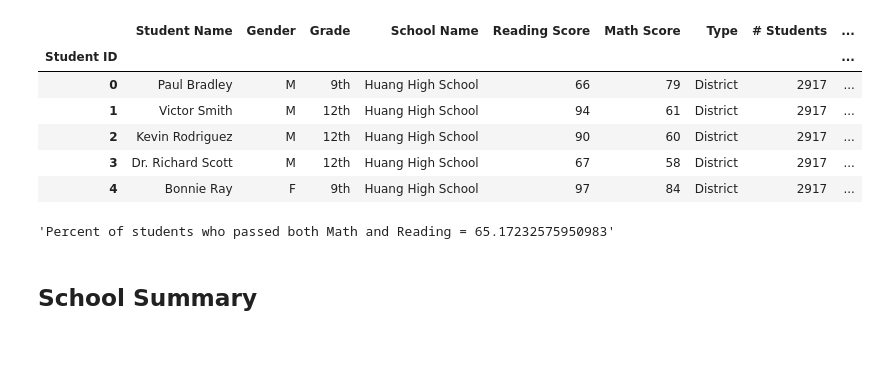
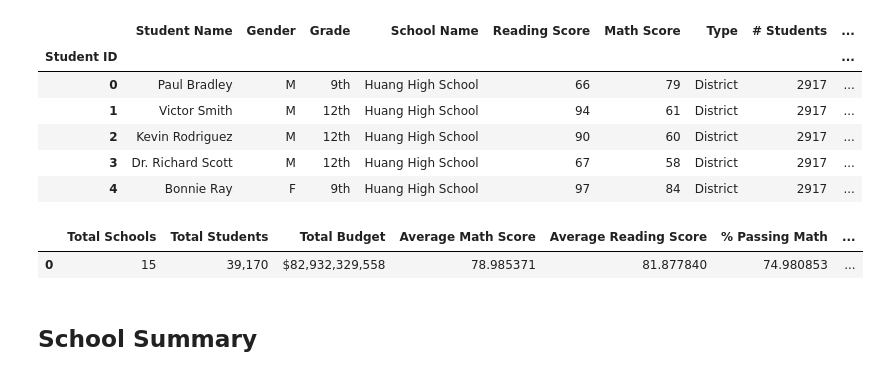
Before and after one commit to ssbivins/pandas-challenge, a Jupyter notebook: PyCitySchools/PyCitySchools_01.ipynb, the cells around one changed output. Cells and saved outputs as stored; diff of their text form; code cells hidden in the pictures; blank space fills up the shorter version.

Commit message:
District data frame partly cleaned up

```diff
--- a/PyCitySchools/PyCitySchools_01.ipynb
+++ b/PyCitySchools/PyCitySchools_01.ipynb
@@ -63,37 +63,48 @@ f"Average Reading Score = {average_reading_score}"
 # Calculate the percentage of students with a passing math score (70 or greater)
 # Get the rows of students who passed math
 df_passed_math = reduced_df.loc[reduced_df["Math Score"] >= 70, :]
 # Get the number of students who passed math
 num_passed_math = len(df_passed_math)
 f"Number of students who passed math = {num_passed_math}"
 #Calculate the percent of students who passed math
-percent_passed_math = num_passed_math / number_of_students * 100
+percent_passed_math = (num_passed_math / number_of_students * 100).round(2).astype(str) + "%"
 f"Percent of students who passed math = {percent_passed_math}"
 
 # Calculate the percentage of students with a passing reading score (70 or greater)
 # Get the rows of students who passed reading
 df_passed_reading = reduced_df.loc[reduced_df["Reading Score"] >= 70, :]
 # Get the number of students who passed reading
 num_passed_reading = len(df_passed_reading)
 f"Number of students who passed reading = {num_passed_reading}"
 #Calculate the percent of students who passed reading
-percent_passed_reading = num_passed_reading / number_of_students * 100
+percent_passed_reading = (num_passed_reading / number_of_students * 100).round(2).astype(str) + "%"
 f"Percent of students who passed reading = {percent_passed_reading}"
 df_passed_math.head()
 df_passed_reading.head()
 
 # Calculate the percentage of students who passed math **and** reading (% Overall Passing)
 # Merge the two data frames using an inner join
 df_passed_both = pd.merge(df_passed_math,df_passed_reading, on = "Student ID",how = "inner")
 num_passed_both = len(df_passed_both)
-percent_passed_both = num_passed_both / number_of_students * 100
+percent_passed_both = (num_passed_both / number_of_students * 100).round(2).astype(str) + "%"
 f"Percent of students who passed both Math and Reading = {percent_passed_both}"
 
 # Create a dataframe to hold the above results
+district_list = [{"Total Schools": number_of_schools,"Total Students": number_of_students,"Total Budget": total_budget,
+                "Average Math Score": average_math_score,"Average Reading Score": average_reading_score,"% Passing Math": percent_passed_math,
+                "% Passing Reading": percent_passed_reading,"% Overall Passing": percent_passed_both}]
+district_df = pd.DataFrame(district_list)
+
 
 # Optional: give the displayed data cleaner formatting
+district_df["Total Students"] = district_df["Total Students"].map("{:,}".format)
+district_df["Total Budget"] = district_df["Total Budget"].map("${:,}".format)
+district_df["Average Math Score"] = district_df["Average Math Score"].map("{:2f}".format)
+district_df["Average Reading Score"] = district_df["Average Reading Score"].map("{:2f}".format)
+district_df
 # %% [output]
-'Percent of students who passed both Math and Reading = 65.17232575950983'
+|  | Total Schools | Total Students | Total Budget | Average Math Score | Average Reading Score | % Passing Math | ... |
+| 0 | 15 | 39,170 | $82,932,329,558 | 78.985371 | 81.877840 | 74.980853 | ... |
 # %% [markdown]
 ## School Summary
 # %%
```
